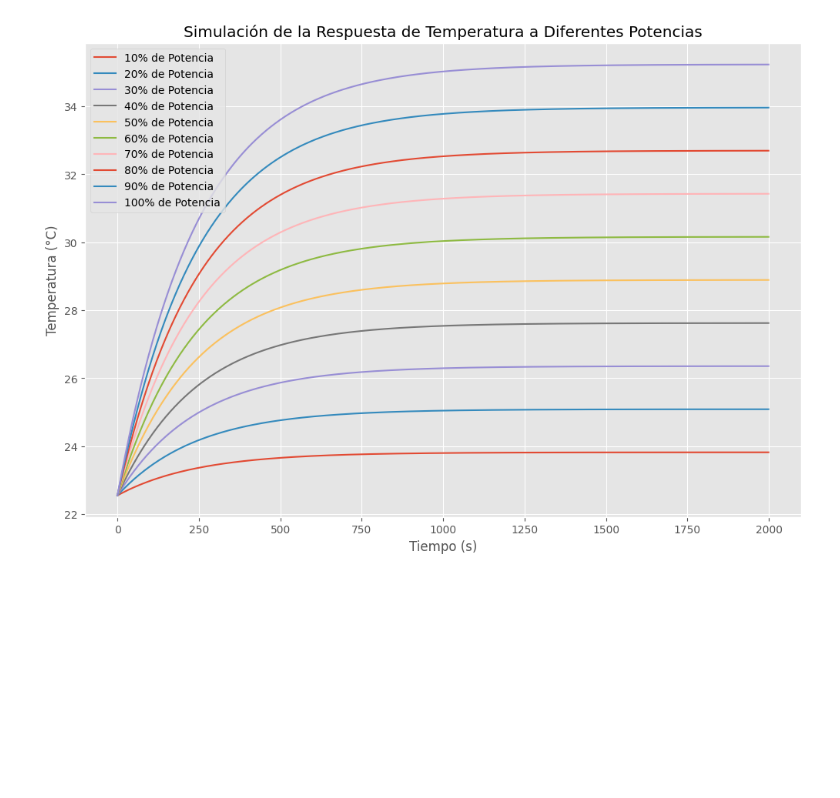
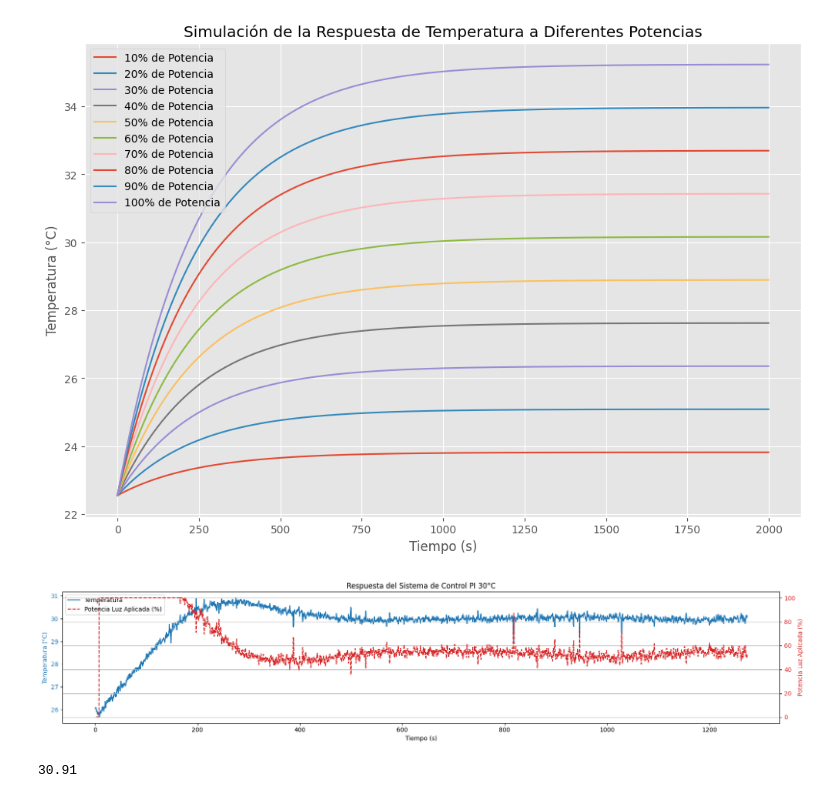
Before and after one commit to MaximilianoAntonio/incubator-prototype, a Jupyter notebook: Incbadora ino/vizualizador csv.ipynb, the cells around one changed output. Drawn from its saved outputs; the diff is of its cells as text; code cells hidden in the pictures; blank space fills up the shorter version.

```diff
--- a/Incbadora ino/vizualizador csv.ipynb
+++ b/Incbadora ino/vizualizador csv.ipynb
@@ -231,3 +231,39 @@ plt.grid(True)
 plt.show()
 # %% [output]
 [figure]
+# %%
+
+# Leer los archivos CSV de los ensayos con ventilador
+archivo = 'CSV registros\Control automatico PI\Ensayo 4 30c.csv'
+df = pd.read_csv(archivo, encoding='latin1')
+# Graficar los datos
+fig, ax1 = plt.subplots(figsize=(18, 4))
+
+# Eje para la temperatura
+ax1.plot(df['Tiempo'], df['Temperatura (°C)'], label='Temperatura', color='tab:blue')
+ax1.set_xlabel('Tiempo (s)')
+ax1.set_ylabel('Temperatura (°C)', color='tab:blue')
+ax1.tick_params(axis='y', labelcolor='tab:blue')
+
+# Crear un segundo eje para la Potencia Luz Aplicada
+ax2 = ax1.twinx()
+ax2.plot(df['Tiempo'], df['Potencia Luz Aplicada (%)'], label='Potencia Luz Aplicada (%)', color='tab:red', linestyle='--')
+ax2.set_ylabel('Potencia Luz Aplicada (%)', color='tab:red')
+ax2.tick_params(axis='y', labelcolor='tab:red')
+
+# Título del gráfico
+plt.title('Respuesta del Sistema de Control PI 30°C')
+
+# Combinar leyendas de ambos ejes
+lines, labels = ax1.get_legend_handles_labels()
+lines2, labels2 = ax2.get_legend_handles_labels()
+ax1.legend(lines + lines2, labels + labels2, loc='upper left')
+
+fig.tight_layout()
+plt.grid(True)
+plt.show()
+
+df['Temperatura (°C)'].max()
+# %% [output]
+[figure, added]
+30.91
```
Also changed, not shown: parts of 1 cell of this notebook, 6 other files.
